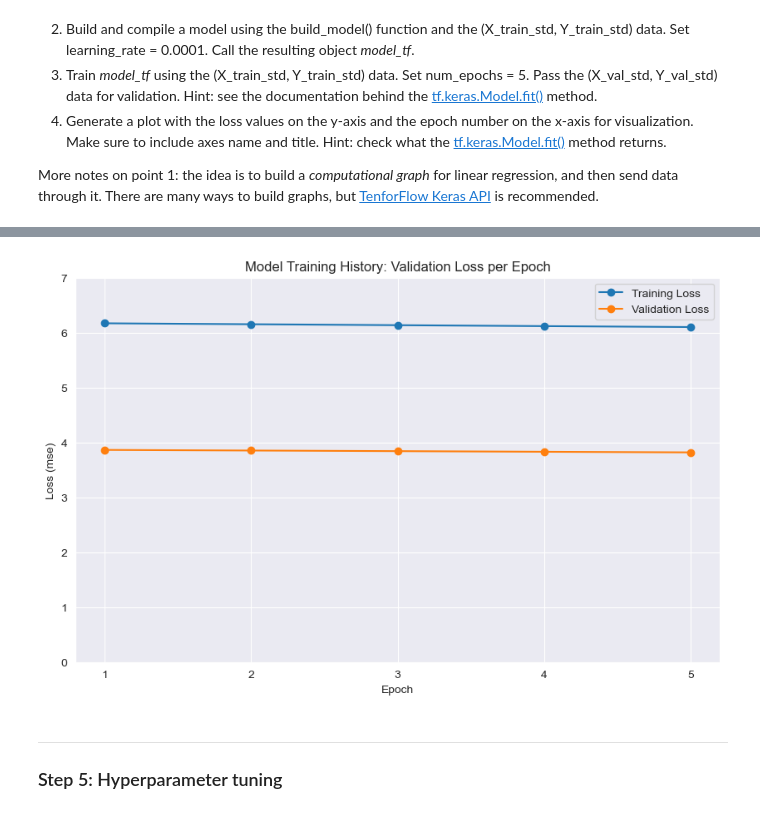
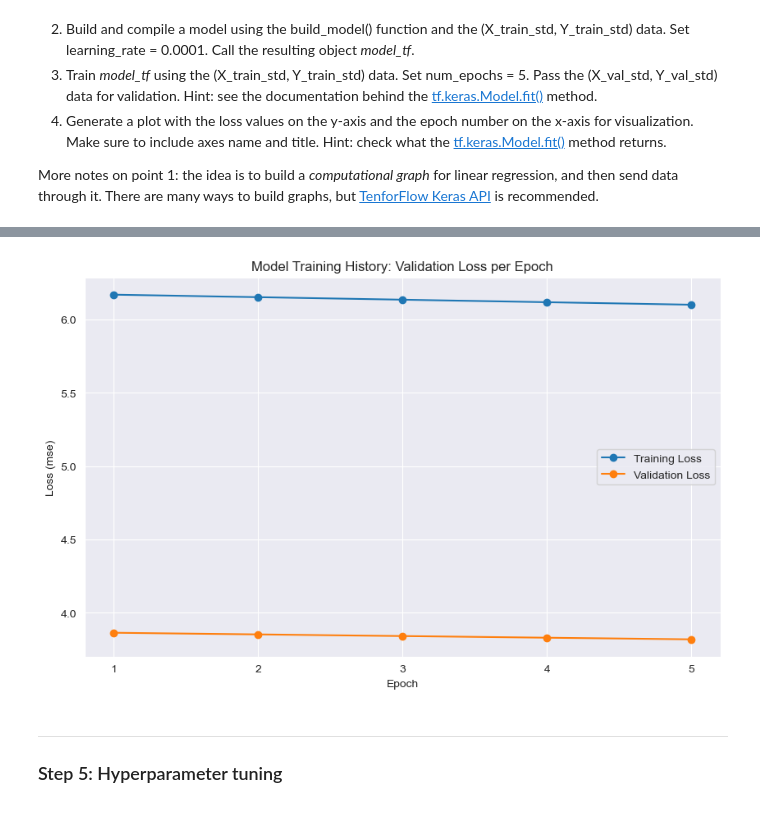
Before and after one commit to hmarquardtMIDS/207-ML, a Jupyter notebook: 03 Linear Regression with Tensorflow.ipynb, the cells around one changed output, grey strips where cells are left out. Saved outputs shown, nothing was run; the diff lists cells and outputs as text; code cells hidden in the pictures.

```diff
--- a/03 Linear Regression with Tensorflow.ipynb
+++ b/03 Linear Regression with Tensorflow.ipynb
@@ -452,35 +452,35 @@ Epoch 5/5
 # %%
 # 4. Generate a plot of loss values across the epochs
 
 def plot_training_history(model_history):
     """generates a plot to visualize loss (mse) at each epoch when the model was trained.
 
     Args:
         model: a tf.keras.model object that has been pretrained and has a model.history attribute
     """
 
     history = model_history.history
     og_epochs = range(1, len(history['loss']) + 1)
 
     plt.figure(figsize=(10, 6))
     plt.plot(og_epochs, history['loss'], label = 'Training Loss', marker = 'o')
     plt.plot(og_epochs, history['val_loss'], label = 'Validation Loss', marker = 'o')
 
     plt.xlabel('Epoch')
     plt.xticks(og_epochs)
     plt.ylabel('Loss (mse)')
-    plt.ylim(bottom=0, top=7)
+    plt.ylim(bottom=3, top=7)
 
     plt.title('Model Training History: Validation Loss per Epoch')
     plt.legend()
     plt.show()
 
     # print out the history values too
     history
 
 plot_training_history(model_tf_history)
 # %% [output]
-[figure, old version]
+[figure, new version]
 # %% [markdown]
 ---
 ### Step 5: Hyperparameter tuning
```
Also changed, not shown: parts of 4 cells of this notebook, 16 other files.
